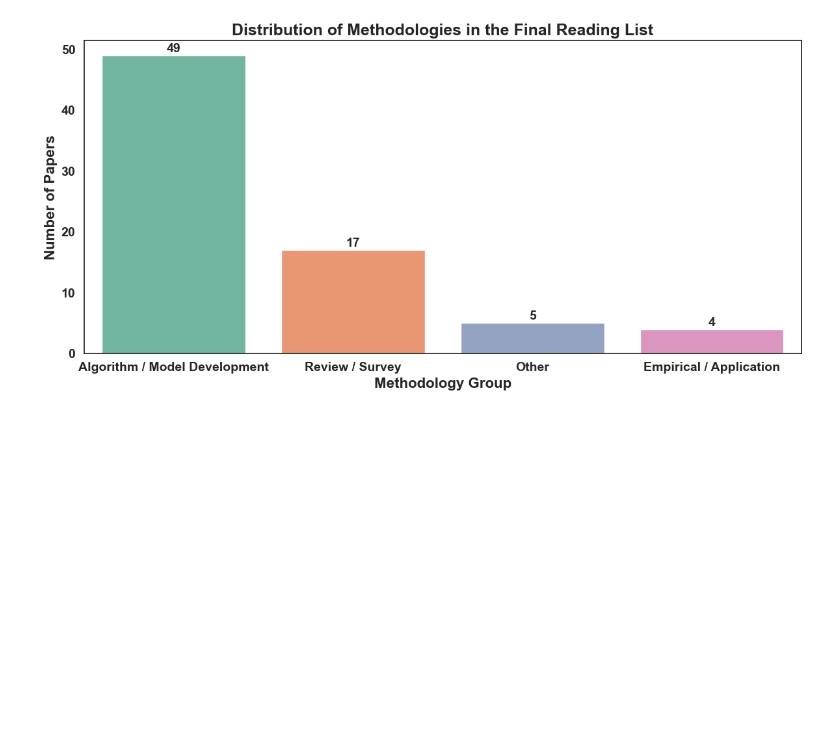
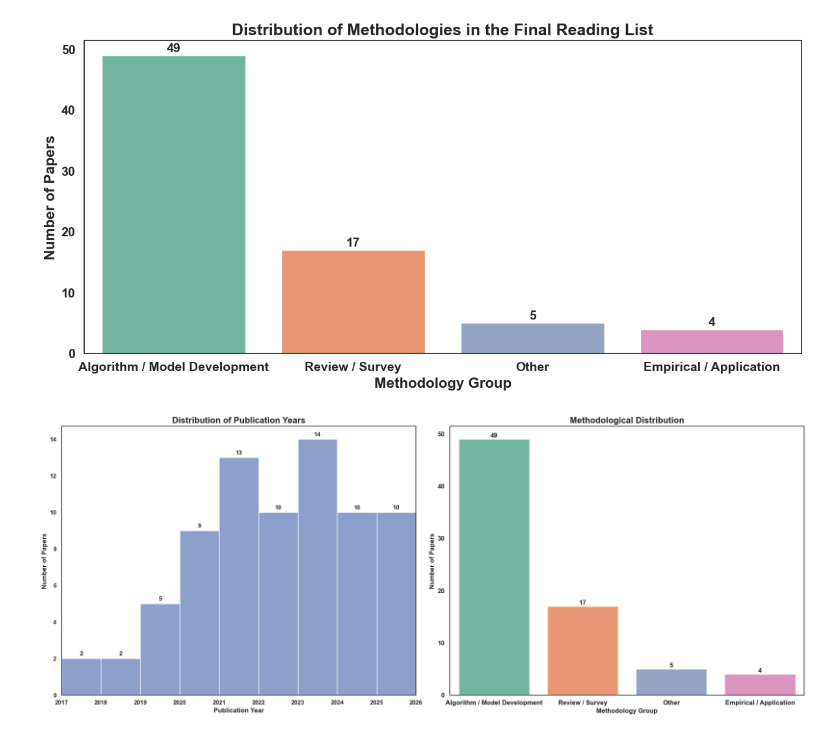
Before and after one commit to MaxiStahl1992/causal-rl-ev-review, a Jupyter notebook: notebooks/06_llm_analysis_and_selection.ipynb, the cells around one changed output. Drawn from its saved outputs; the diff is of its cells as text; code cells hidden in the pictures; blank space fills up the shorter version.

```diff
--- a/notebooks/06_llm_analysis_and_selection.ipynb
+++ b/notebooks/06_llm_analysis_and_selection.ipynb
@@ -527,3 +527,58 @@ plt.show()
 # %% [output]
 --- Visualizing the Methodological Distribution ---
 [figure]
+# %%
+# Side-by-side display of the two plots (temporal distribution and methodology distribution)
+sns.set_theme(style="white")
+color_palette = sns.color_palette("Set2", 8)
+
+fig, axes = plt.subplots(1, 2, figsize=(20, 8))
+
+# --- Left: Temporal Distribution (Histogram) ---
+min_year = int(final_list_df['year'].min())
+max_year = int(final_list_df['year'].max())
+bins = range(min_year, max_year + 2)
+
+# Create histogram and store the result to get bar heights
+n, bins_edges, patches = axes[0].hist(final_list_df['year'], bins=bins, color=color_palette[2])
+axes[0].set_title('Distribution of Publication Years', fontsize=16, fontweight='bold')
+axes[0].set_xlabel('Publication Year', fontsize=12, fontweight='bold')
+axes[0].set_ylabel('Number of Papers', fontsize=12, fontweight='bold')
+axes[0].set_xlim(min_year, max_year + 1)
+axes[0].tick_params(axis='x', labelrotation=0, labelsize=11)
+axes[0].tick_params(axis='y', labelsize=11)
+
+# Add value labels on top of each bar in the histogram
+for i, count in enumerate(n):
+    if count > 0:  # Only add label if there are papers in that year
+        # Calculate the center of each bin
+        bin_center = (bins_edges[i] + bins_edges[i+1]) / 2
+        axes[0].text(bin_center, count + 0.1, str(int(count)), ha='center', va='bottom',
+                    fontsize=11, fontweight='bold')
+
+# Make tick labels bold for left plot
+for label in axes[0].get_xticklabels() + axes[0].get_yticklabels():
+    label.set_fontweight('bold')
+
+# --- Right: Methodology Distribution (Barplot) ---
+methodology_distribution = final_list_df['methodology_group'].value_counts()
+sns.barplot(x=methodology_distribution.index, y=methodology_distribution.values,
+            hue=methodology_distribution.index, palette=color_palette[:len(methodology_distribution)],
+            ax=axes[1], legend=False)
+axes[1].set_title('Methodological Distribution', fontsize=16, fontweight='bold')
+axes[1].set_xlabel('Methodology Group', fontsize=12, fontweight='bold')
+axes[1].set_ylabel('Number of Papers', fontsize=12, fontweight='bold')
+axes[1].tick_params(axis='x', labelsize=12)
+axes[1].tick_params(axis='y', labelsize=12)
+# Make tick labels bold for right plot
+for label in axes[1].get_xticklabels() + axes[1].get_yticklabels():
+    label.set_fontweight('bold')
+
+# Add value labels on top of each bar
+for i, v in enumerate(methodology_distribution.values):
+    axes[1].text(i, v + 0.1, str(v), ha='center', va='bottom', fontsize=12, fontweight='bold')
+
+plt.tight_layout()
+plt.show()
+# %% [output]
+[figure, added]
```
Also changed, not shown: 2 other files.
